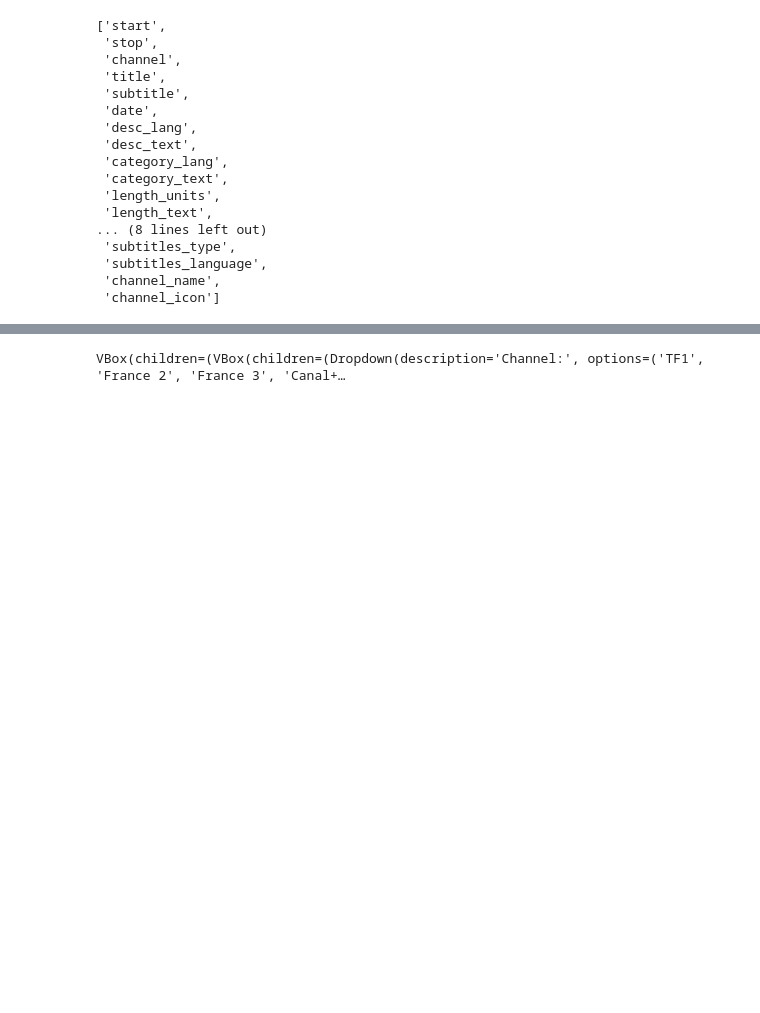
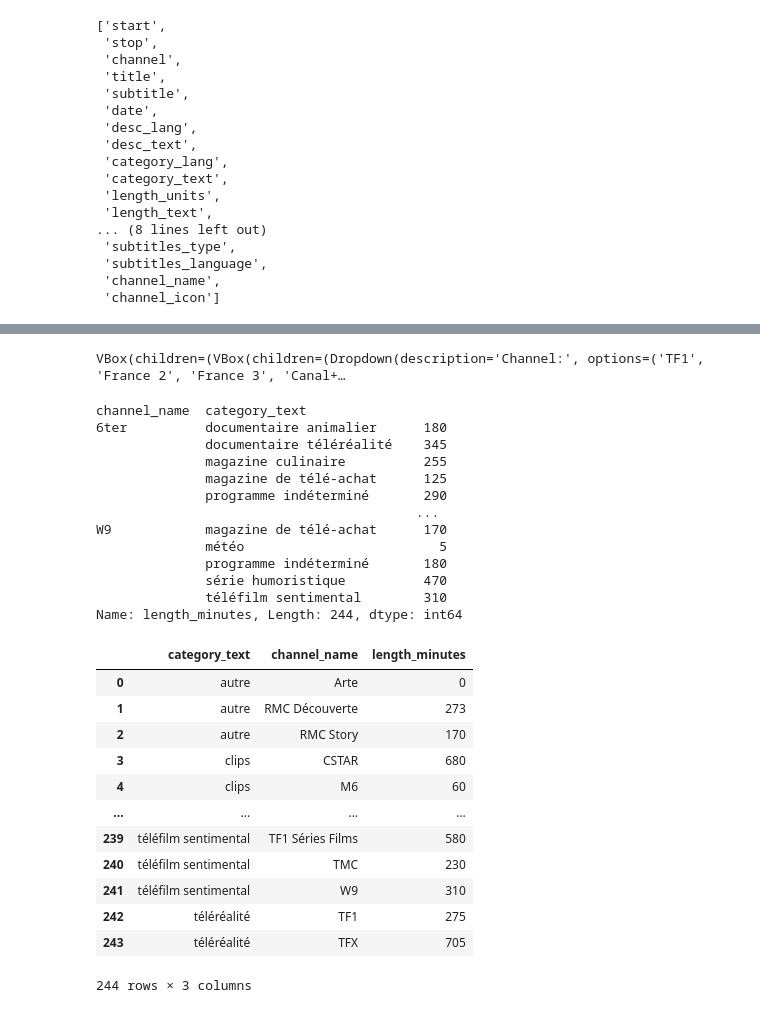
Before and after one commit to dataforgoodfr/quotaclimat, a Jupyter notebook: notebooks/programme_tv.ipynb, the cells around one changed output, grey strips where cells are left out. Cells and saved outputs as stored; diff of their text form; code cells hidden in the pictures; blank space fills up the shorter version.

```diff
--- a/notebooks/programme_tv.ipynb
+++ b/notebooks/programme_tv.ipynb
@@ -142,23 +142,24 @@ import ipywidgets as widgets
 
 import warnings
 warnings.filterwarnings("ignore", category=DeprecationWarning)
+
+
+a = widgets.Dropdown(
+    options=df_channels.channel_name.unique(),
+    value='TF1',
+    description='Channel:',
+    disabled=False,
+)
+
+def fn(a):
+    print(f' Viewing data for {a}')
+    df_a = df[df.channel_name == a]
+    grouped = df_a.groupby("category_text").length_minutes.sum().sort_values(ascending=False)
+    fig = grouped.plot.barh()
+    fig.show()
+
+out = widgets.interactive_output(fn, {'a': a})
+
+widgets.VBox([widgets.VBox([a]), out])
+# %% [output]
+VBox(children=(VBox(children=(Dropdown(description='Channel:', options=('TF1', 'France 2', 'France 3', 'Canal+…
-# %%
-a = widgets.Dropdown(
-    options=df_channels.channel_name.unique(),
-    value='TF1',
-    description='Channel:',
-    disabled=False,
-)
-
-def fn(a):
-    print(f' Viewing data for {a}')
-    df_a = df[df.channel_name == a]
-    grouped = df_a.groupby("category_text").length_minutes.sum().sort_values(ascending=False)
-    fig = grouped.plot.barh()
-    fig.show()
-
-out = widgets.interactive_output(fn, {'a': a})
-
-widgets.VBox([widgets.VBox([a]), out])
-# %% [output]
-VBox(children=(VBox(children=(Dropdown(description='Channel:', options=('TF1', 'France 2', 'France 3', 'Canal+…
@@ -164,0 +173,38 @@ VBox(children=(VBox(children=(Dropdown(description='Channel:', options=('TF1', '
+# %%
+# Show one day of data
+start_date = "2022-11-05"
+end_date = "2022-11-06"
+
+df_day = df_programs[(df_programs.start >= start_date) & (df_programs.stop < end_date)]
+df_day = df_programs[(df_programs.start >= start_date) & (df_programs.start < end_date)]
+
+df_day.groupby(["channel_name", "category_text"]).length_minutes.sum()
+
+df_day.groupby(["category_text", "channel_name"]).length_minutes.sum().reset_index()
+# %% [output]
+channel_name  category_text
+6ter          documentaire animalier      180
+              documentaire téléréalité    345
+              magazine culinaire          255
+              magazine de télé-achat      125
+              programme indéterminé       290
+                                         ...
+W9            magazine de télé-achat      170
+              météo                         5
+              programme indéterminé       180
+              série humoristique          470
+              téléfilm sentimental        310
+Name: length_minutes, Length: 244, dtype: int64
+|  | category_text | channel_name | length_minutes |
+| 0 | autre | Arte | 0 |
+| 1 | autre | RMC Découverte | 273 |
+| 2 | autre | RMC Story | 170 |
+| 3 | clips | CSTAR | 680 |
+| 4 | clips | M6 | 60 |
+| ... | ... | ... | ... |
+| 239 | téléfilm sentimental | TF1 Séries Films | 580 |
+| 240 | téléfilm sentimental | TMC | 230 |
+| 241 | téléfilm sentimental | W9 | 310 |
+| 242 | téléréalité | TF1 | 275 |
+| 243 | téléréalité | TFX | 705 |
+244 rows × 3 columns
```
Also changed, not shown: parts of 8 cells of this notebook.
